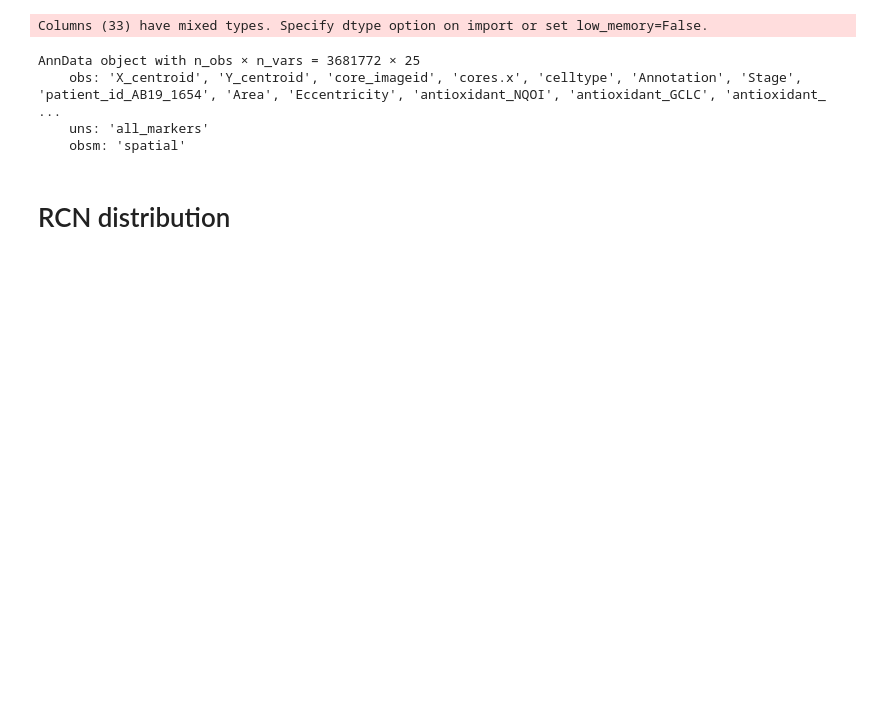
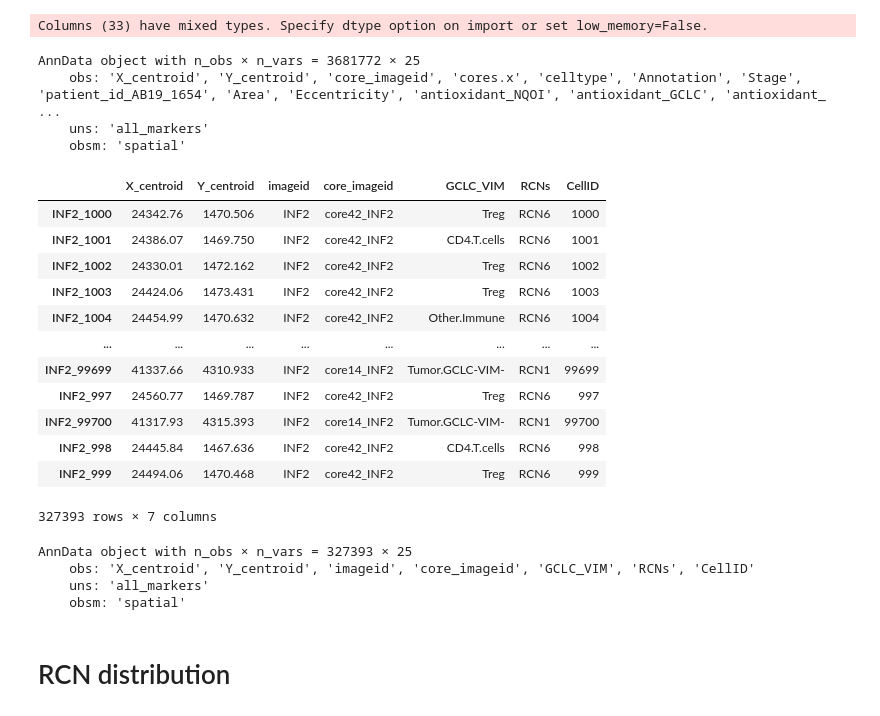
Before and after one commit to farkkilab/Auria_project, a Jupyter notebook: Codes/03_Scimap_Spatial/Auria_voronoi.ipynb, the cells around one changed output. Drawn from its saved outputs; the diff is of its cells as text; code cells hidden in the pictures; blank space fills up the shorter version.

```diff
--- a/Codes/03_Scimap_Spatial/Auria_voronoi.ipynb
+++ b/Codes/03_Scimap_Spatial/Auria_voronoi.ipynb
@@ -35,3 +57,22 @@ AnnData object with n_obs × n_vars = 3681772 × 25
     obs: 'X_centroid', 'Y_centroid', 'core_imageid', 'cores.x', 'celltype', 'Annotation', 'Stage', 'patient_id_AB19_1654', 'Area', 'Eccentricity', 'antioxidant_NQOI', 'antioxidant_GCLC', 'antioxidant_ ...
     uns: 'all_markers'
     obsm: 'spatial'
+# %%
+adata_sub = adata[adata.obs['imageid'] == 'INF2'].copy()
+adata_sub.obs = adata_sub.obs[['X_centroid', 'Y_centroid', 'imageid', 'core_imageid', 'GCLC_VIM', 'RCNs', 'CellID']]
+# %%
+adata_sub.obs
+# %% [output]
+|  | X_centroid | Y_centroid | imageid | core_imageid | GCLC_VIM | RCNs | CellID |
+| INF2_1000 | 24342.76 | 1470.506 | INF2 | core42_INF2 | Treg | RCN6 | 1000 |
+| INF2_1001 | 24386.07 | 1469.750 | INF2 | core42_INF2 | CD4.T.cells | RCN6 | 1001 |
+| INF2_1002 | 24330.01 | 1472.162 | INF2 | core42_INF2 | Treg | RCN6 | 1002 |
+| INF2_1003 | 24424.06 | 1473.431 | INF2 | core42_INF2 | Treg | RCN6 | 1003 |
+| INF2_1004 | 24454.99 | 1470.632 | INF2 | core42_INF2 | Other.Immune | RCN6 | 1004 |
+| ... | ... | ... | ... | ... | ... | ... | ... |
+| INF2_99699 | 41337.66 | 4310.933 | INF2 | core14_INF2 | Tumor.GCLC-VIM- | RCN1 | 99699 |
+| INF2_997 | 24560.77 | 1469.787 | INF2 | core42_INF2 | Treg | RCN6 | 997 |
+| INF2_99700 | 41317.93 | 4315.393 | INF2 | core14_INF2 | Tumor.GCLC-VIM- | RCN1 | 99700 |
+| INF2_998 | 24445.84 | 1467.636 | INF2 | core42_INF2 | CD4.T.cells | RCN6 | 998 |
+| INF2_999 | 24494.06 | 1470.468 | INF2 | core42_INF2 | Treg | RCN6 | 999 |
+327393 rows × 7 columns
@@ -38,3 +81,10 @@ AnnData object with n_obs × n_vars = 3681772 × 25
+# %%
+adata_sub
+# %% [output]
+AnnData object with n_obs × n_vars = 327393 × 25
+    obs: 'X_centroid', 'Y_centroid', 'imageid', 'core_imageid', 'GCLC_VIM', 'RCNs', 'CellID'
+    uns: 'all_markers'
+    obsm: 'spatial'
 # %% [markdown]
 # RCN distribution
 # %%
```
Also changed, not shown: parts of 5 cells of this notebook, 17 other files.
